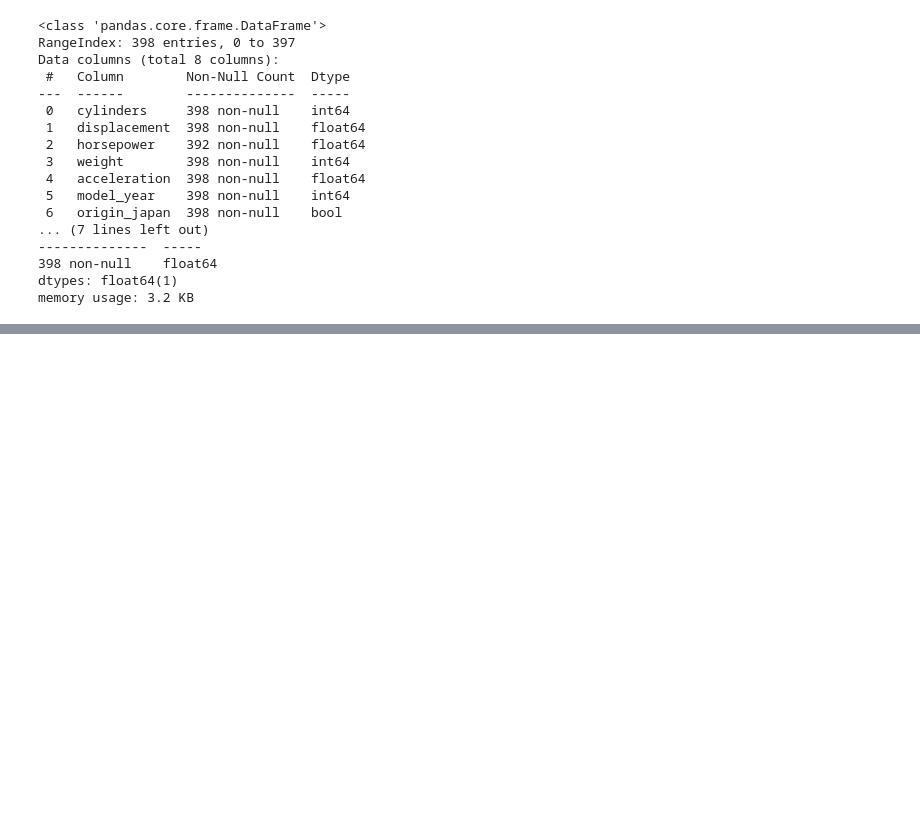
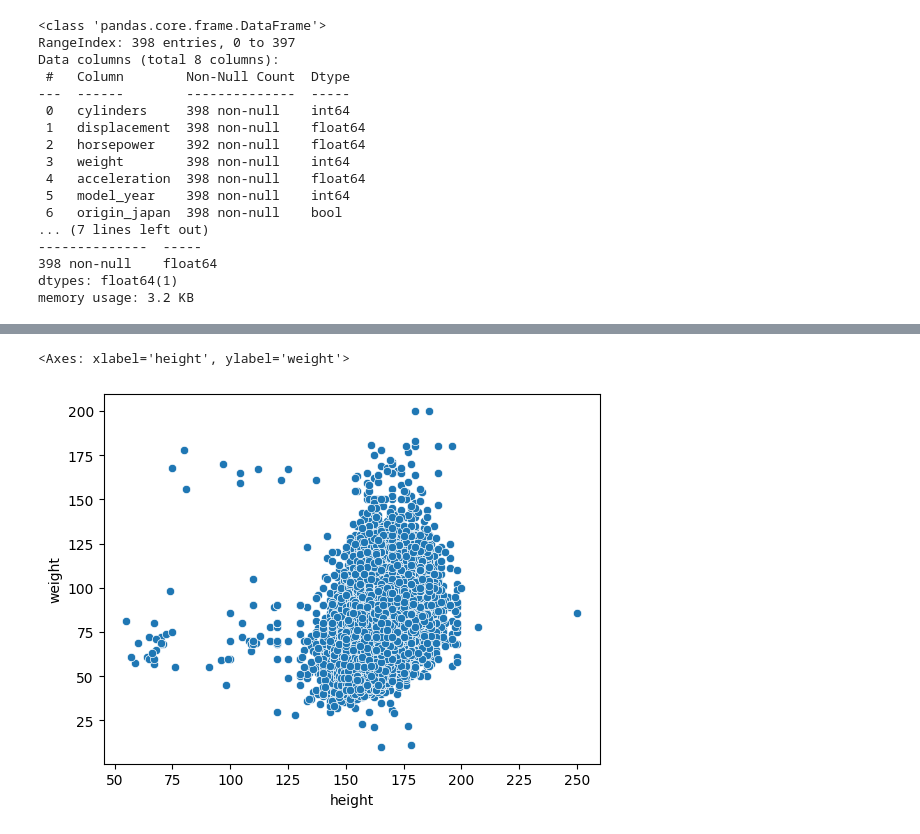
Before and after one commit to Max149/Deep-Machinelearning, a Jupyter notebook: Excersises/Excersise_0.ipynb, the cells around one changed output, grey strips where cells are left out. Saved outputs shown, nothing was run; the diff lists cells and outputs as text; code cells hidden in the pictures; blank space fills up the shorter version.

```diff
--- a/Excersises/Excersise_0.ipynb
+++ b/Excersises/Excersise_0.ipynb
@@ -146,0 +164,2 @@ test_loss, test_mae = model.evaluate(X_test, y_test)
+# %%
+data2 = pd.read_csv("cardio_train.csv", delimiter=";")
@@ -146,0 +232,5 @@ test_loss, test_mae = model.evaluate(X_test, y_test)
+# %%
+sns.scatterplot(data2, x="height", y="weight")
+# %% [output]
+<Axes: xlabel='height', ylabel='weight'>
+[figure, added]
```
Also changed, not shown: parts of 12 cells of this notebook, 2 other files.
